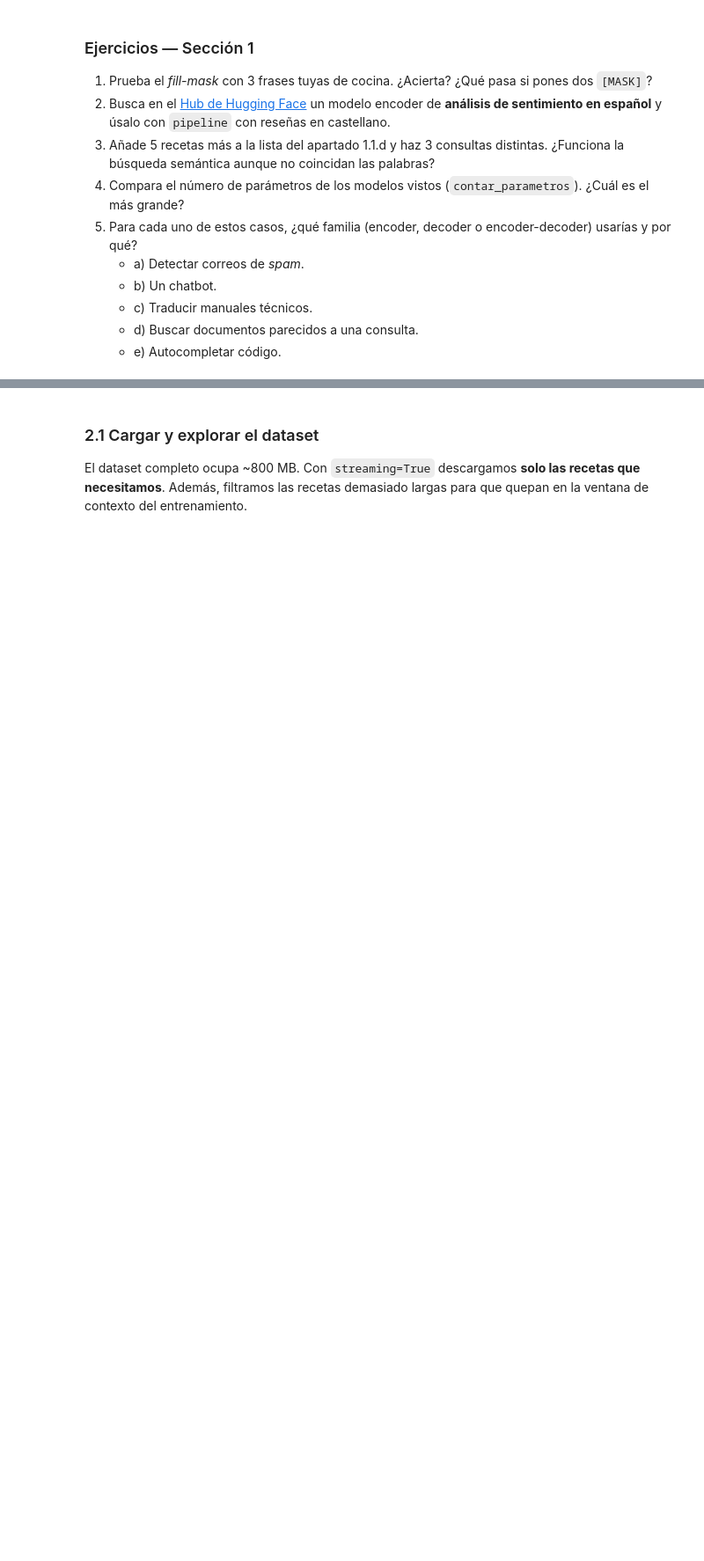
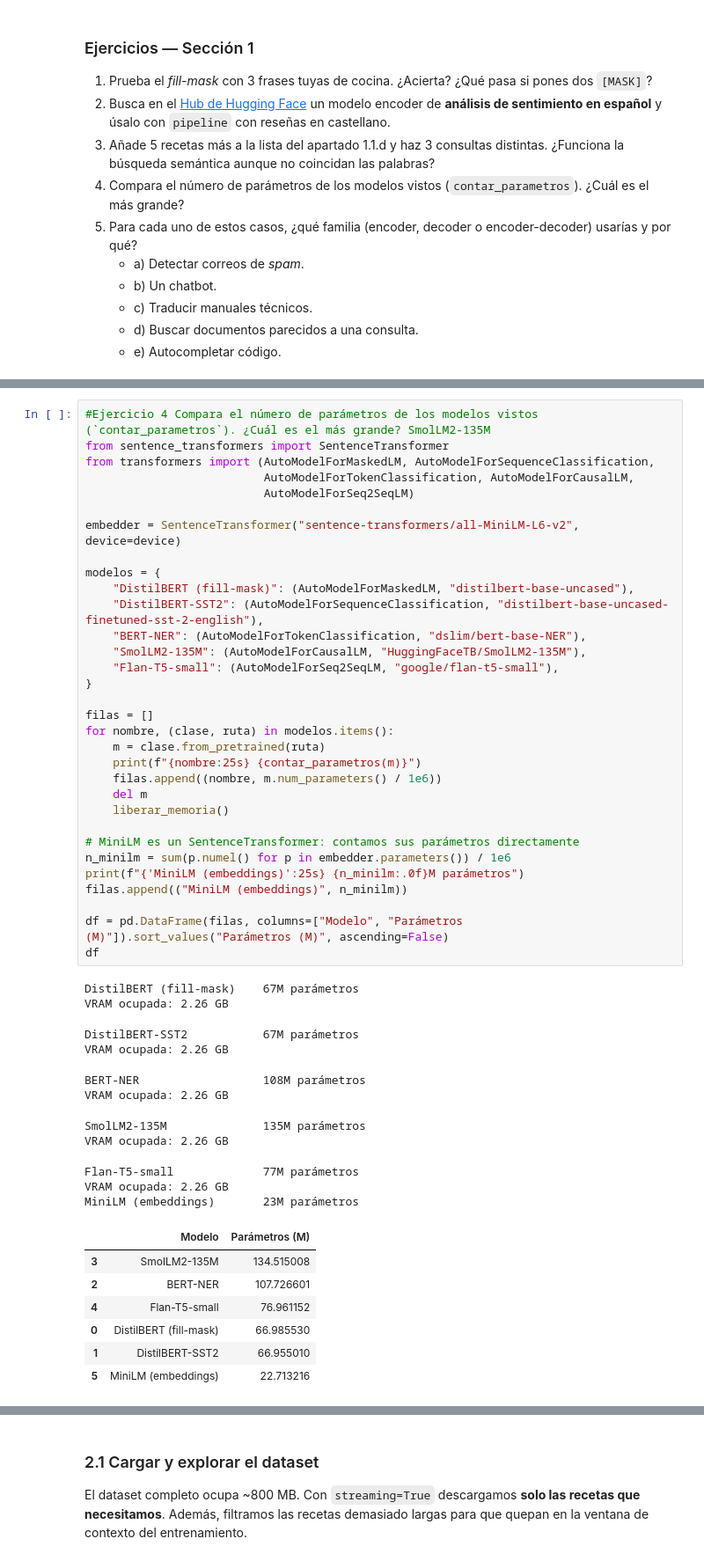
Before and after one commit to ai-somorrostro/reto_1_1-2627-llm_introduction, a Jupyter notebook: llm_fundamentos.ipynb, the cells around one changed output, grey strips where cells are left out. Shown at 88% size. Cells and saved outputs as stored; diff of their text form; blank space fills up the shorter version.

```diff
--- a/llm_fundamentos.ipynb
+++ b/llm_fundamentos.ipynb
@@ -295,0 +455,51 @@ liberar_memoria()
+# %%
+#Ejercicio 4 Compara el número de parámetros de los modelos vistos (`contar_parametros`). ¿Cuál es el más grande? SmolLM2-135M
+from sentence_transformers import SentenceTransformer
+from transformers import (AutoModelForMaskedLM, AutoModelForSequenceClassification,
+                          AutoModelForTokenClassification, AutoModelForCausalLM,
+                          AutoModelForSeq2SeqLM)
+
+embedder = SentenceTransformer("sentence-transformers/all-MiniLM-L6-v2", device=device)
+
+modelos = {
+    "DistilBERT (fill-mask)": (AutoModelForMaskedLM, "distilbert-base-uncased"),
+    "DistilBERT-SST2": (AutoModelForSequenceClassification, "distilbert-base-uncased-finetuned-sst-2-english"),
+    "BERT-NER": (AutoModelForTokenClassification, "dslim/bert-base-NER"),
+    "SmolLM2-135M": (AutoModelForCausalLM, "HuggingFaceTB/SmolLM2-135M"),
+    "Flan-T5-small": (AutoModelForSeq2SeqLM, "google/flan-t5-small"),
+}
+
+filas = []
+for nombre, (clase, ruta) in modelos.items():
+    m = clase.from_pretrained(ruta)
+    print(f"{nombre:25s} {contar_parametros(m)}")
+    filas.append((nombre, m.num_parameters() / 1e6))
+    del m
+    liberar_memoria()
+
+# MiniLM es un SentenceTransformer: contamos sus parámetros directamente
+n_minilm = sum(p.numel() for p in embedder.parameters()) / 1e6
+print(f"{'MiniLM (embeddings)':25s} {n_minilm:.0f}M parámetros")
+filas.append(("MiniLM (embeddings)", n_minilm))
+
+df = pd.DataFrame(filas, columns=["Modelo", "Parámetros (M)"]).sort_values("Parámetros (M)", ascending=False)
+df
+# %% [output]
+DistilBERT (fill-mask)    67M parámetros
+VRAM ocupada: 2.26 GB
+DistilBERT-SST2           67M parámetros
+VRAM ocupada: 2.26 GB
+BERT-NER                  108M parámetros
+VRAM ocupada: 2.26 GB
+SmolLM2-135M              135M parámetros
+VRAM ocupada: 2.26 GB
+Flan-T5-small             77M parámetros
+VRAM ocupada: 2.26 GB
+MiniLM (embeddings)       23M parámetros
+|  | Modelo | Parámetros (M) |
+| 3 | SmolLM2-135M | 134.515008 |
+| 2 | BERT-NER | 107.726601 |
+| 4 | Flan-T5-small | 76.961152 |
+| 0 | DistilBERT (fill-mask) | 66.985530 |
+| 1 | DistilBERT-SST2 | 66.955010 |
+| 5 | MiniLM (embeddings) | 22.713216 |
```
Also changed, not shown: parts of 110 cells of this notebook.
